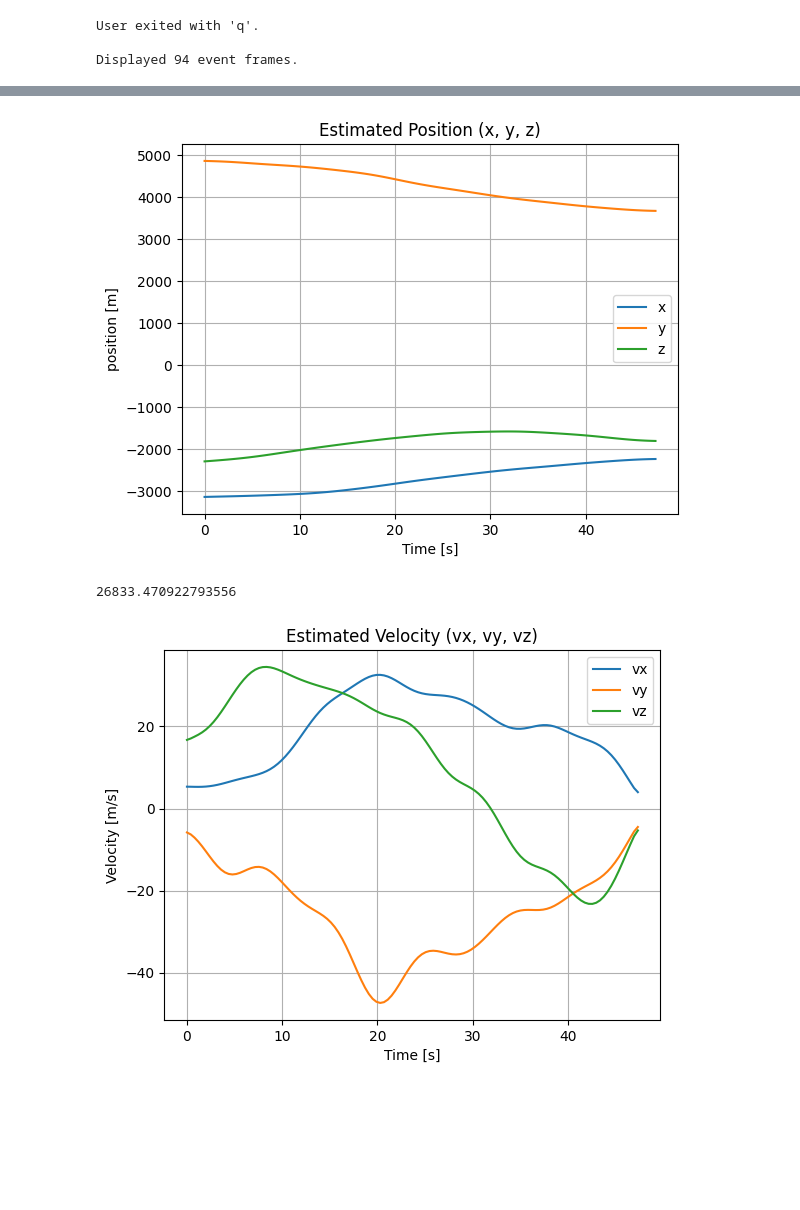
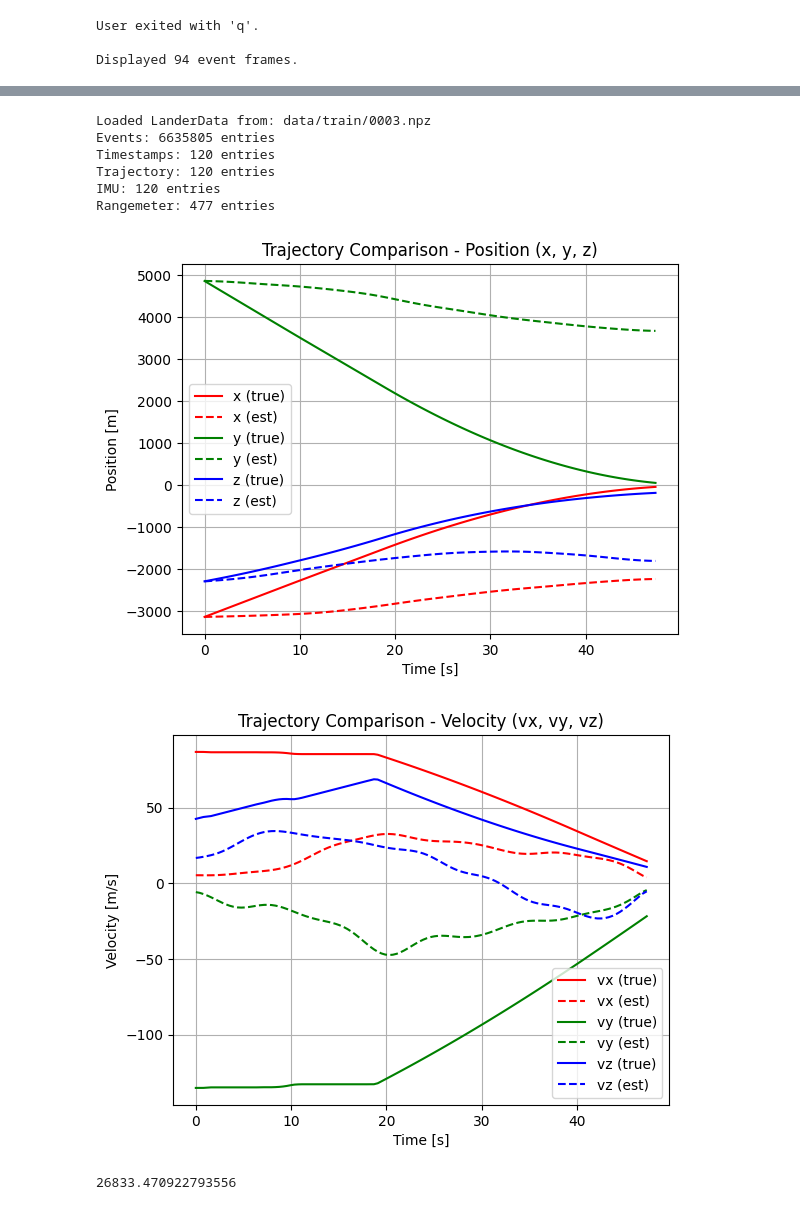
Before and after one commit to jrosa02/ZAW-Projekt, a Jupyter notebook: main.ipynb, the cells around one changed output, grey strips where cells are left out. Saved outputs shown, nothing was run; the diff lists cells and outputs as text; code cells hidden in the pictures; blank space fills up the shorter version.

Commit message:
compare plots

```diff
--- a/main.ipynb
+++ b/main.ipynb
@@ -75,13 +75,20 @@ To są wartości ogniskowych dla różnych soczewek na podstawie FOV z dokumenta
 # %%
 from trajEstimaton import TrajEstimator
 
 estimator = TrajEstimator("data/train/0003.npz", filter_output_pose=True)
+estimator.summary()
 cost = estimator.process_event_frames(tau=0.2)
-estimator.plot_estimated_trajectory()
+estimator.compare_trajectory()
 estimator.save_result()
 
 print(cost)  # Albo tak: print(estimator.pos_cost), albo print(estimator.pos_cost_fun())
 # %% [output]
+Loaded LanderData from: data/train/0003.npz
+Events: 6635805 entries
+Timestamps: 120 entries
+Trajectory: 120 entries
+IMU: 120 entries
+Rangemeter: 477 entries
-[figure, old version]
+[figure, new version]
-26833.470922793556
-[figure, old version]
+[figure, new version]
+26833.470922793556
```
Also changed, not shown: 1 other file.
